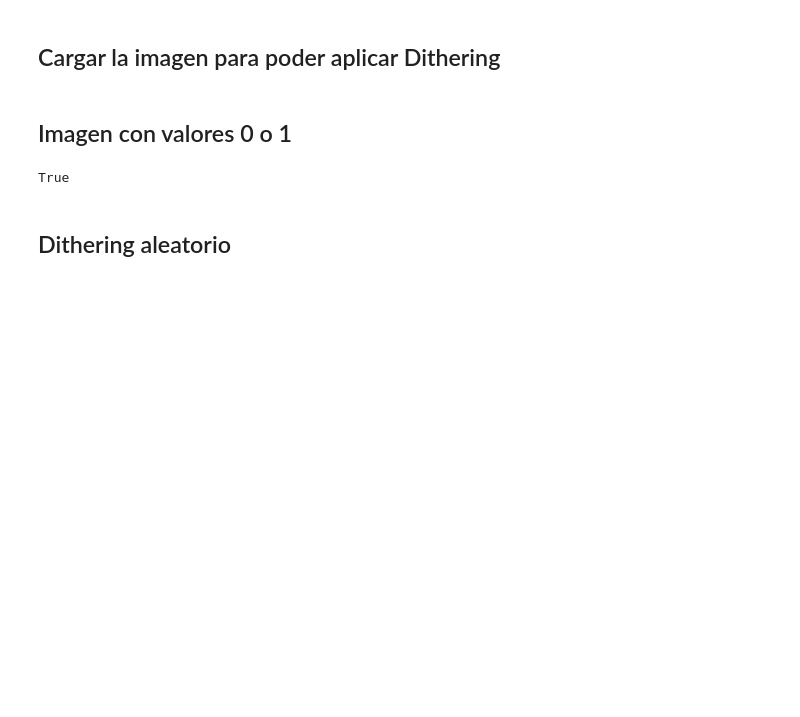
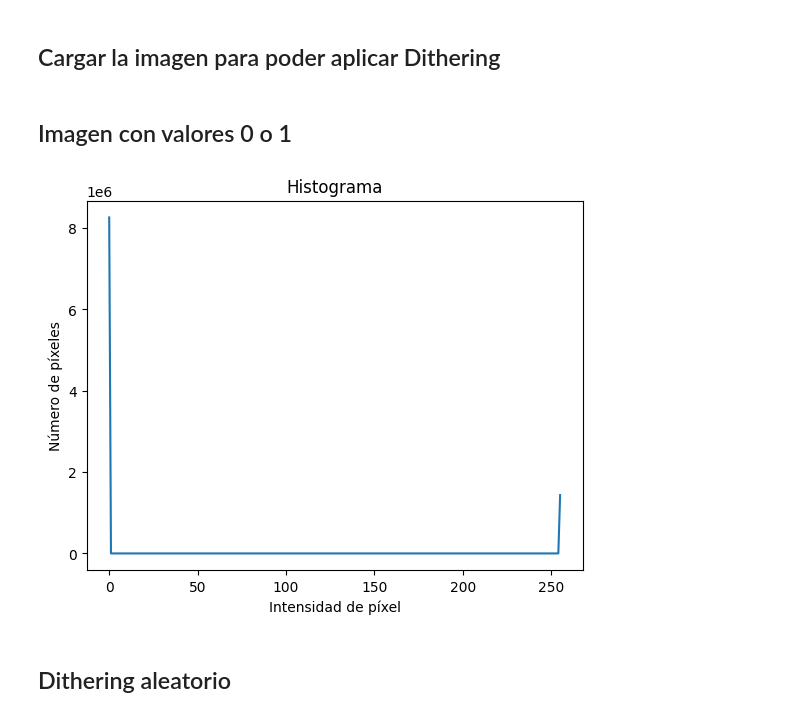
Before and after one commit to lestunam/Practica_2_Dithering, a Jupyter notebook: dithering.ipynb, the cells around one changed output. Saved outputs shown, nothing was run; the diff lists cells and outputs as text; code cells hidden in the pictures; blank space fills up the shorter version.

```diff
--- a/dithering.ipynb
+++ b/dithering.ipynb
@@ -25,7 +26,7 @@ new_img = im.thumbnail([new_w, new_h])
 # %% [markdown]
 ## Cargar la imagen para poder aplicar Dithering
 # %%
-input_image = cv2.imread('nombre_de_imagen.png')
+input_image = cv2.imread('F.jpg')
 gray_image=cv2.cvtColor(input_image,cv2.COLOR_BGR2GRAY)
 # %%
 cv2.imshow('Original image', input_image)
@@ -36,14 +37,22 @@ cv2.destroyAllWindows()
 # %%
 #Cambiar a imagen de un bit, si es menor que el umbral 127 es negro, en otro caso es blanco
 _, black_and_white_image = cv2.threshold(gray_image, 127, 255, cv2.THRESH_BINARY)
 
 # Resultado
 cv2.imshow('Black and White Image', black_and_white_image)
 cv2.waitKey(0)
 cv2.destroyAllWindows()
-cv2.imwrite('nombre_para_guardar.png',black_and_white_image)
+histograma = cv2.calcHist([black_and_white_image], [0], None, [256], [0, 256])
+
+# Mostrar el histograma
+plt.plot(histograma)
+plt.title('Histograma')
+plt.xlabel('Intensidad de píxel')
+plt.ylabel('Número de píxeles')
+plt.show()
+#cv2.imwrite('nombre_para_guardar.png',black_and_white_image)
 # %% [output]
-True
+[figure, added]
 # %% [markdown]
 ## Dithering aleatorio
 # %%
```
Also changed, not shown: parts of 5 cells of this notebook.
